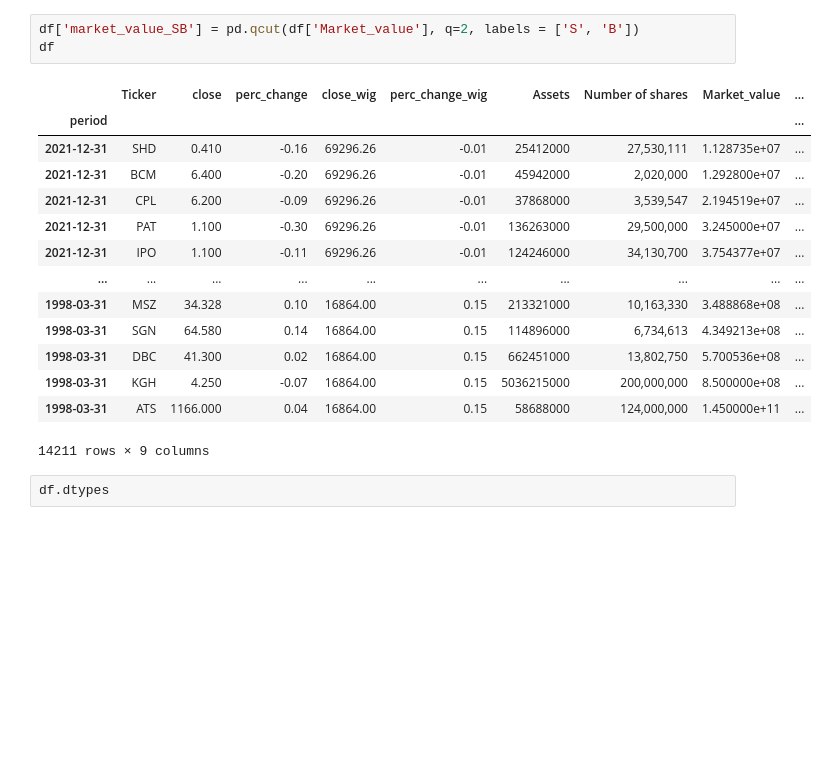
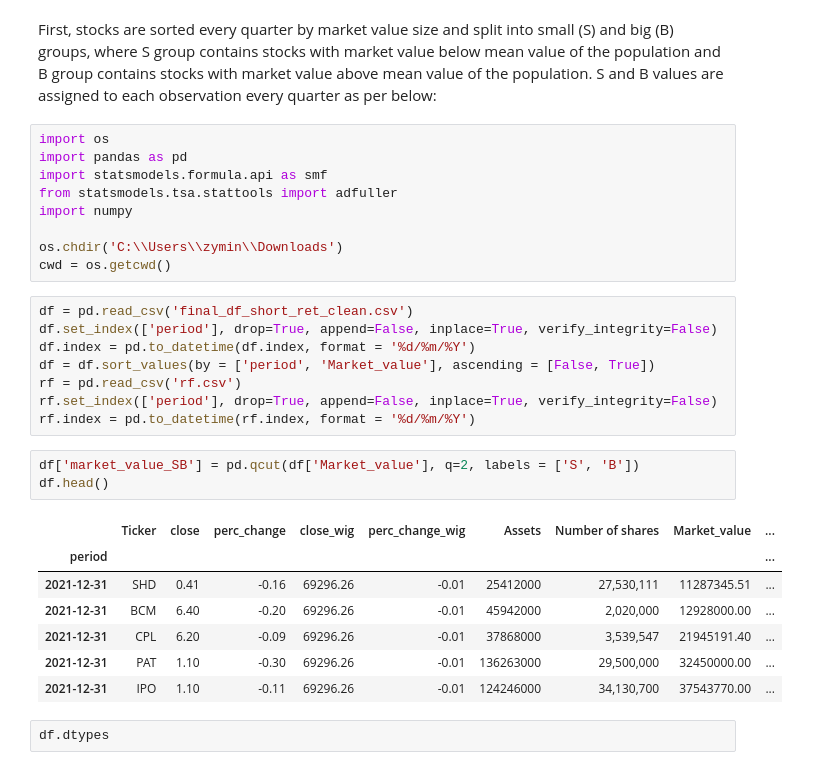
Before and after one commit to AlparslanErol/FF3-CAPM-on-WIG, a Jupyter notebook: capm_ff3_models/capm_ff3_models.ipynb, the cells around one changed output. Drawn from its saved outputs; the diff is of its cells as text; blank space fills up the shorter version.

```diff
--- a/capm_ff3_models/capm_ff3_models.ipynb
+++ b/capm_ff3_models/capm_ff3_models.ipynb
@@ -19,21 +33,34 @@ rf.index = pd.to_datetime(rf.index, format = '%d/%m/%Y')
+# %% [markdown]
+First, stocks are sorted every quarter by market value size and split into small (S) and big (B) groups, where S group contains stocks with market value below mean value of the population and B group contains stocks with market value above mean value of the population.
+S and B values are assigned to each observation every quarter as per below:
+# %%
+import os
+import pandas as pd
+import statsmodels.formula.api as smf
+from statsmodels.tsa.stattools import adfuller
+import numpy
+
+os.chdir('C:\\Users\\zymin\\Downloads')
+cwd = os.getcwd()
+# %%
+df = pd.read_csv('final_df_short_ret_clean.csv')
+df.set_index(['period'], drop=True, append=False, inplace=True, verify_integrity=False)
+df.index = pd.to_datetime(df.index, format = '%d/%m/%Y')
+df = df.sort_values(by = ['period', 'Market_value'], ascending = [False, True])
+rf = pd.read_csv('rf.csv')
+rf.set_index(['period'], drop=True, append=False, inplace=True, verify_integrity=False)
+rf.index = pd.to_datetime(rf.index, format = '%d/%m/%Y')
 # %%
 df['market_value_SB'] = pd.qcut(df['Market_value'], q=2, labels = ['S', 'B'])
-df
+df.head()
 # %% [output]
 |  | Ticker | close | perc_change | close_wig | perc_change_wig | Assets | Number of shares | Market_value | ... |
 | period |  |  |  |  |  |  |  |  | ... |
-| 2021-12-31 | SHD | 0.410 | -0.16 | 69296.26 | -0.01 | 25412000 | 27,530,111 | 1.128735e+07 | ... |
-| 2021-12-31 | BCM | 6.400 | -0.20 | 69296.26 | -0.01 | 45942000 | 2,020,000 | 1.292800e+07 | ... |
-| 2021-12-31 | CPL | 6.200 | -0.09 | 69296.26 | -0.01 | 37868000 | 3,539,547 | 2.194519e+07 | ... |
-| 2021-12-31 | PAT | 1.100 | -0.30 | 69296.26 | -0.01 | 136263000 | 29,500,000 | 3.245000e+07 | ... |
-| 2021-12-31 | IPO | 1.100 | -0.11 | 69296.26 | -0.01 | 124246000 | 34,130,700 | 3.754377e+07 | ... |
-| ... | ... | ... | ... | ... | ... | ... | ... | ... | ... |
-| 1998-03-31 | MSZ | 34.328 | 0.10 | 16864.00 | 0.15 | 213321000 | 10,163,330 | 3.488868e+08 | ... |
-| 1998-03-31 | SGN | 64.580 | 0.14 | 16864.00 | 0.15 | 114896000 | 6,734,613 | 4.349213e+08 | ... |
-| 1998-03-31 | DBC | 41.300 | 0.02 | 16864.00 | 0.15 | 662451000 | 13,802,750 | 5.700536e+08 | ... |
-| 1998-03-31 | KGH | 4.250 | -0.07 | 16864.00 | 0.15 | 5036215000 | 200,000,000 | 8.500000e+08 | ... |
-| 1998-03-31 | ATS | 1166.000 | 0.04 | 16864.00 | 0.15 | 58688000 | 124,000,000 | 1.450000e+11 | ... |
+| 2021-12-31 | SHD | 0.41 | -0.16 | 69296.26 | -0.01 | 25412000 | 27,530,111 | 11287345.51 | ... |
+| 2021-12-31 | BCM | 6.40 | -0.20 | 69296.26 | -0.01 | 45942000 | 2,020,000 | 12928000.00 | ... |
+| 2021-12-31 | CPL | 6.20 | -0.09 | 69296.26 | -0.01 | 37868000 | 3,539,547 | 21945191.40 | ... |
+| 2021-12-31 | PAT | 1.10 | -0.30 | 69296.26 | -0.01 | 136263000 | 29,500,000 | 32450000.00 | ... |
+| 2021-12-31 | IPO | 1.10 | -0.11 | 69296.26 | -0.01 | 124246000 | 34,130,700 | 37543770.00 | ... |
-14211 rows × 9 columns
 # %%
 df.dtypes
 # %% [output]
```
Also changed, not shown: parts of 67 cells of this notebook, 1 other file.
